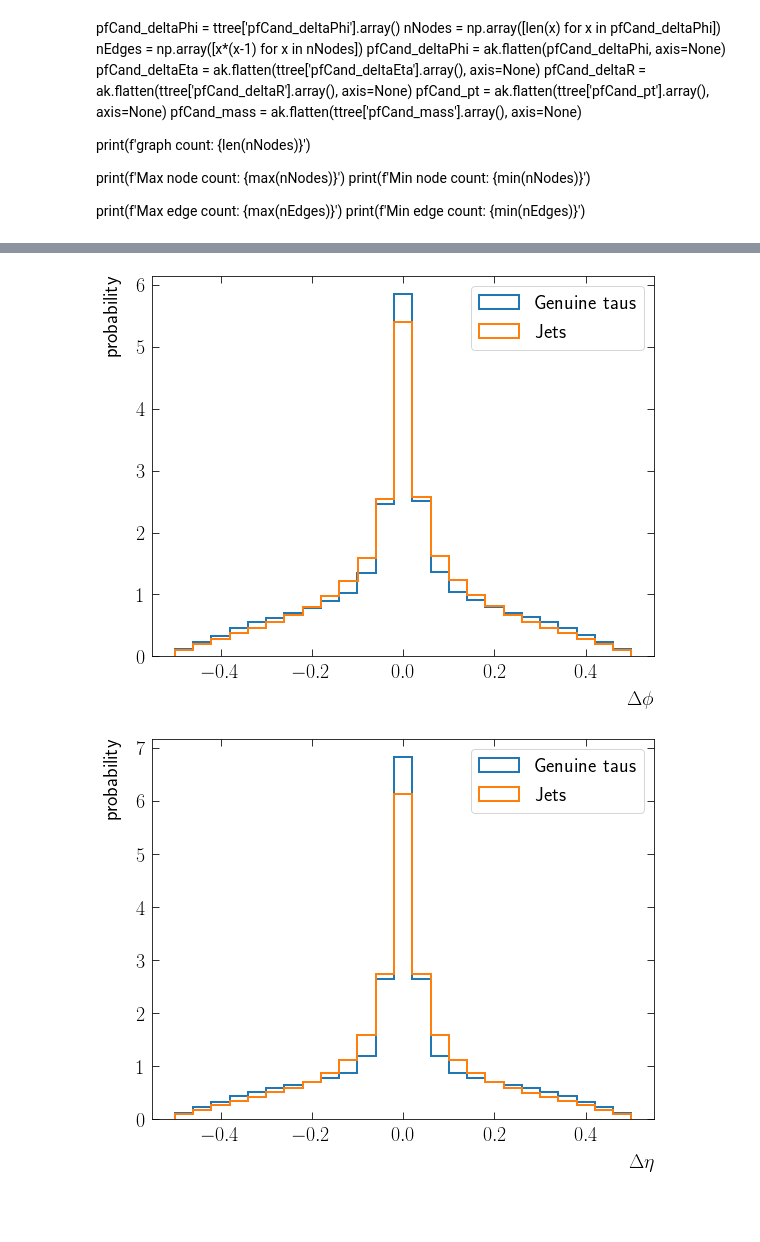
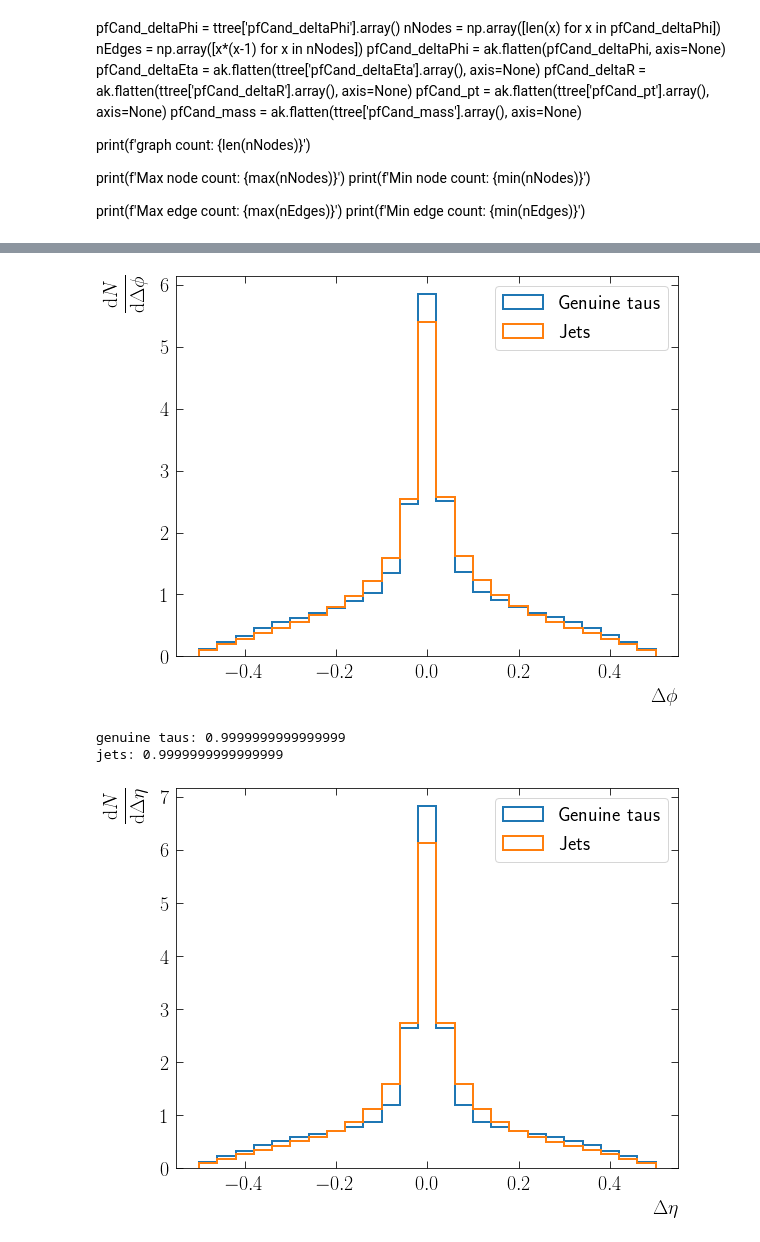
Before and after one commit to andrewissac/GraphML, a Jupyter notebook: histogramRootfiles.ipynb, the cells around one changed output, grey strips where cells are left out. Saved outputs shown, nothing was run; the diff lists cells and outputs as text; code cells hidden in the pictures; blank space fills up the shorter version.

```diff
--- a/histogramRootfiles.ipynb
+++ b/histogramRootfiles.ipynb
@@ -11,8 +11,8 @@ plt.rcParams.update({'font.size': 20})
 plt.rcParams['text.usetex'] = True
 lw = 2
 xyLabelFontSize = 20
-xLabelPad = 10
-yLabelPad = 15
+xLabelPad = 7
+yLabelPad = 12
 
 pp = pprint.PrettyPrinter()
 folder = '/ceph/aissac/ntuple_for_graphs/prod_2018_v2_processed_v5/trimmed_200000_and_cut_puppiWeightNoLep_greater_0_and_deltaR_smaller_0point5'
@@ -154,36 +270,36 @@ plt.show()
 # %%
 fig, ax = plt.subplots(figsize=(9,7))
 ax.tick_params(labelbottom=True, labeltop=False, labelleft=True, labelright=False,
-               bottom=True, top=True, left=True, right=True, length=7, pad=7, which='major')
+               bottom=True, top=True, left=True, right=True, length=7, pad=7, which='major', direction='in')
 
 ax.hist(pfCand_deltaPhi["Genuine taus"], bins=nBins, label="Genuine taus", histtype="step", linewidth=lw, density=True)
 ax.hist(pfCand_deltaPhi["Jets"], bins=nBins, label="Jets", histtype="step", linewidth=lw, density=True)
-ax.set_xlabel("$\Delta \phi$", loc='right', labelpad=xLabelPad, fontsize=xyLabelFontSize)
-ax.set_ylabel("probability", loc='top', labelpad=yLabelPad, fontsize=xyLabelFontSize)
+ax.set_xlabel(r"$\displaystyle\Delta \phi$", loc='right', labelpad=xLabelPad, fontsize=xyLabelFontSize)
+ax.set_ylabel(r"$\displaystyle\frac{\mathrm{d}N}{\mathrm{d}\Delta\phi}$", loc='top', labelpad=yLabelPad, fontsize=xyLabelFontSize)
 ax.legend()
 plt.savefig(f'{baseFileName}_pfCand_deltaPhi.png')
 plt.show()
 # %% [output]
-[figure, old version]
+[figure, new version]
+# %%
+integrateHisto(pfCand_deltaPhi, nBins)
+# %% [output]
+genuine taus: 0.9999999999999999
+jets: 0.9999999999999999
 # %%
-pfCand_deltaEta = {
-    "Genuine taus" : ak.to_numpy(ak.flatten(genuine["pfCand_deltaEta"].array(), axis=None)),
-    "Jets" : ak.to_numpy(ak.flatten(jets["pfCand_deltaEta"].array(), axis=None))
-}
-
 fig, ax = plt.subplots(figsize=(9,7))
 ax.tick_params(labelbottom=True, labeltop=False, labelleft=True, labelright=False,
-               bottom=True, top=True, left=True, right=True, length=7, pad=7, which='major')
+               bottom=True, top=True, left=True, right=True, length=7, pad=7, which='major', direction='in')
 #ax.tick_params(labelbottom=True, labeltop=False, labelleft=True, labelright=False,
 #               bottom=True, top=True, left=True, right=True, length=3, which='minor')
 #ax.minorticks_on()
 
 ax.hist(pfCand_deltaEta["Genuine taus"], bins=nBins, label="Genuine taus", histtype="step", linewidth=lw, density=True)
 ax.hist(pfCand_deltaEta["Jets"], bins=nBins, label="Jets", histtype="step", linewidth=lw, density=True)
-ax.set_xlabel("$\Delta \eta$", loc='right', labelpad=xLabelPad, fontsize=xyLabelFontSize)
-ax.set_ylabel("probability", loc='top', labelpad=yLabelPad, fontsize=xyLabelFontSize)
+ax.set_xlabel(r"$\displaystyle\Delta \eta$", loc='right', labelpad=xLabelPad, fontsize=xyLabelFontSize)
+ax.set_ylabel(r"$\displaystyle\frac{\mathrm{d}N}{\mathrm{d}\Delta \eta}$", loc='top', labelpad=yLabelPad, fontsize=xyLabelFontSize)
 ax.legend()
 plt.savefig(f'{baseFileName}_pfCand_deltaEta.png')
 plt.show()
 # %% [output]
-[figure, old version]
+[figure, new version]
```
Also changed, not shown: parts of 27 cells of this notebook, 2 other files.
